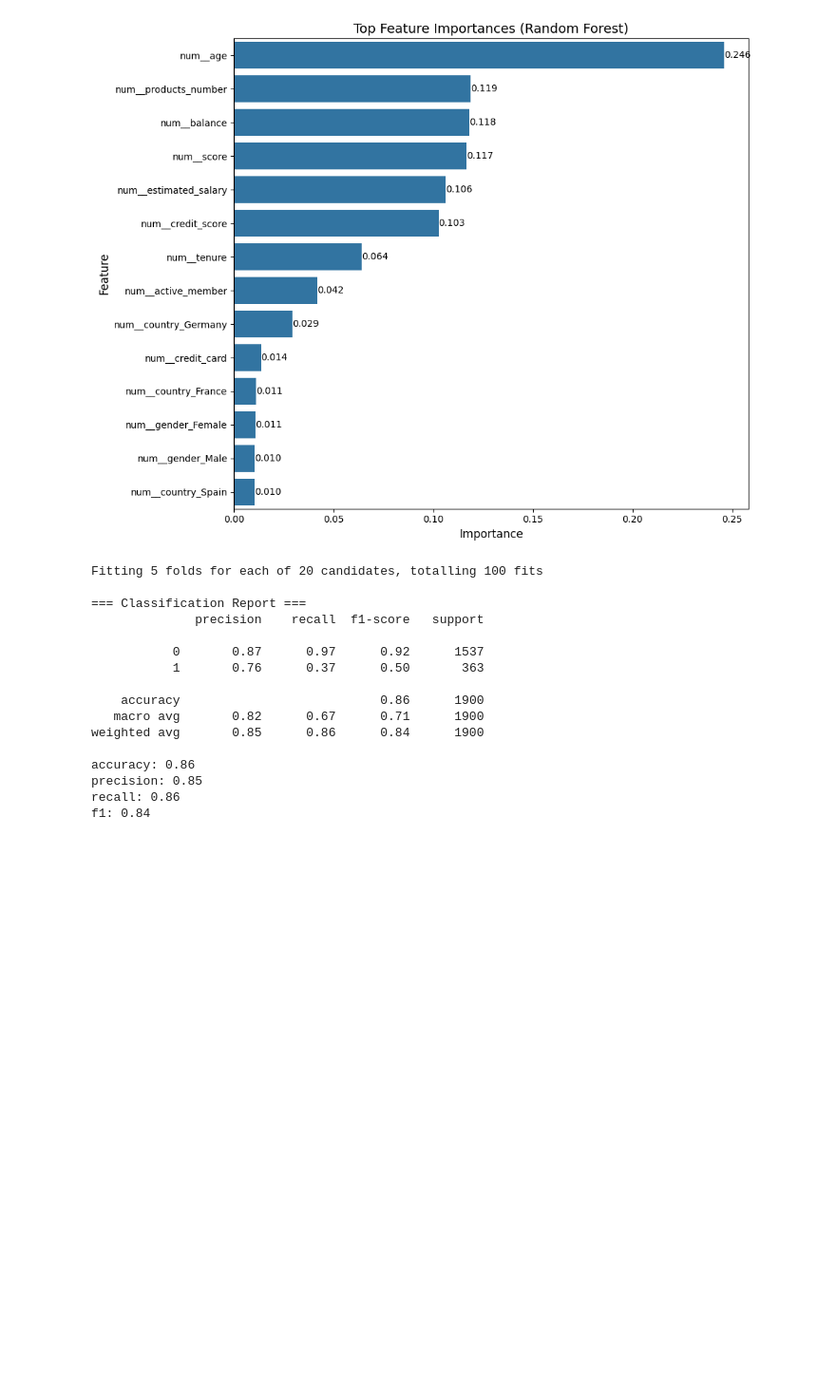
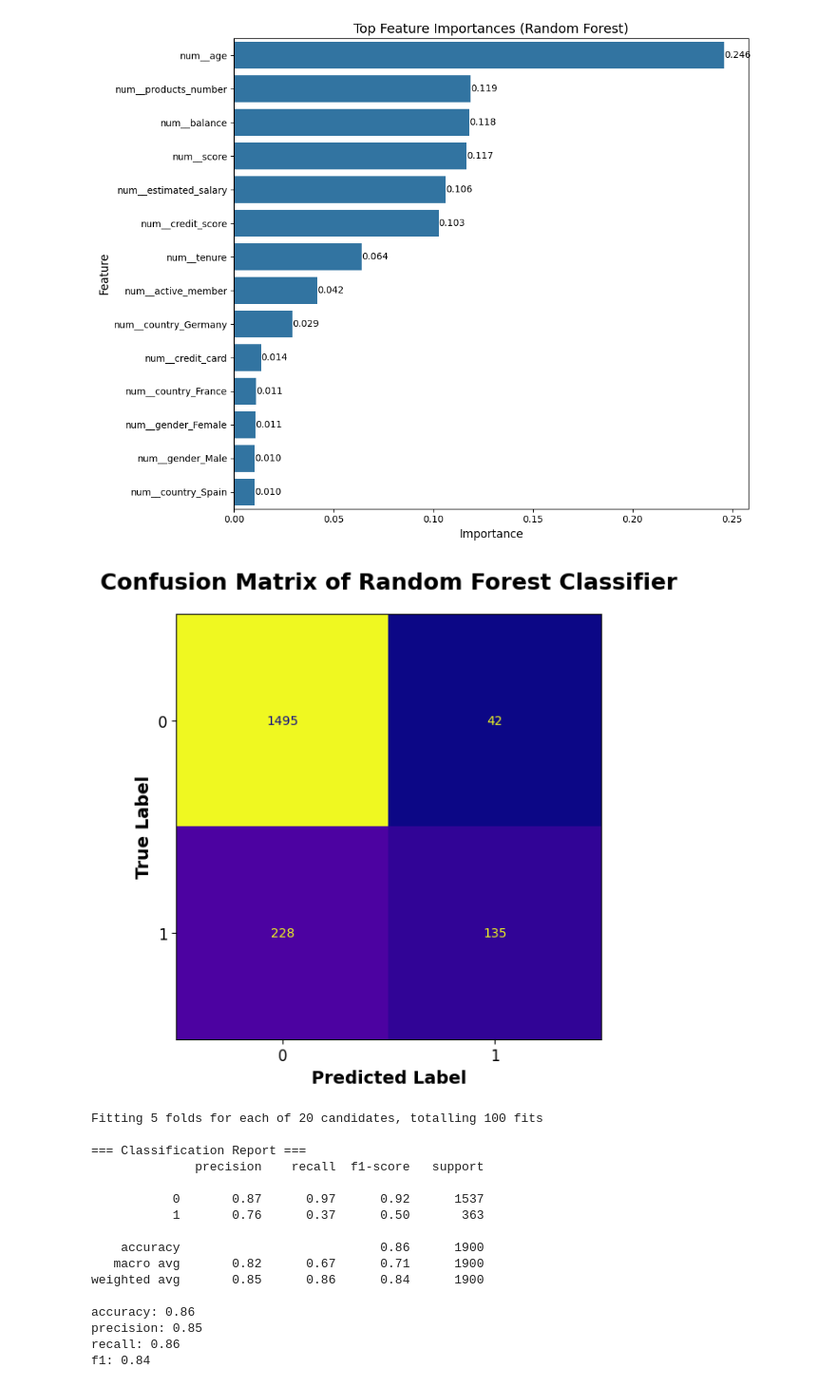
Before and after one commit to smartestnerdfromtown/Data-Science-Projects, a Jupyter notebook: Bank Customer Churn/analysis.ipynb, the cells around one changed output. Shown at 95% size. Drawn from its saved outputs; the diff is of its cells as text; code cells hidden in the pictures; blank space fills up the shorter version.

Commit message:
added confusion matrix where needed

```diff
--- a/Bank Customer Churn/analysis.ipynb
+++ b/Bank Customer Churn/analysis.ipynb
@@ -393,6 +393,17 @@ plt.tight_layout()
 plt.show()
 # %% [output]
 [figure]
+# %%
+y_pred = pipeline.predict(X_test)
+
+plot_confusion_matrix(
+    y_true=y_test,
+    y_pred=y_pred,
+    plot_title="Confusion Matrix of Random Forest Classifier",
+    cmap="plasma"
+)
+# %% [output]
+[figure, added]
 # %%
 pipeline = create_pipeline(
     model=model,
```
Also changed, not shown: parts of 3 cells of this notebook.
